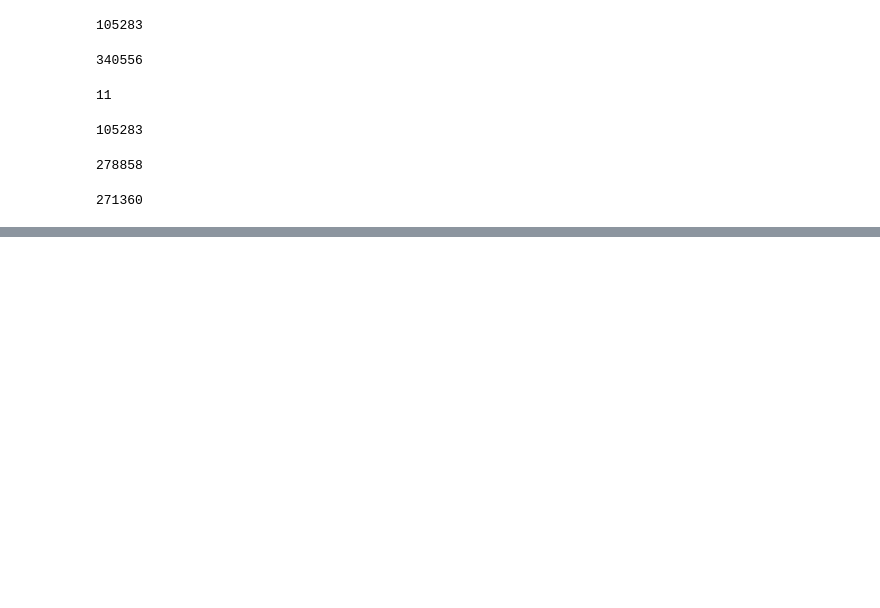
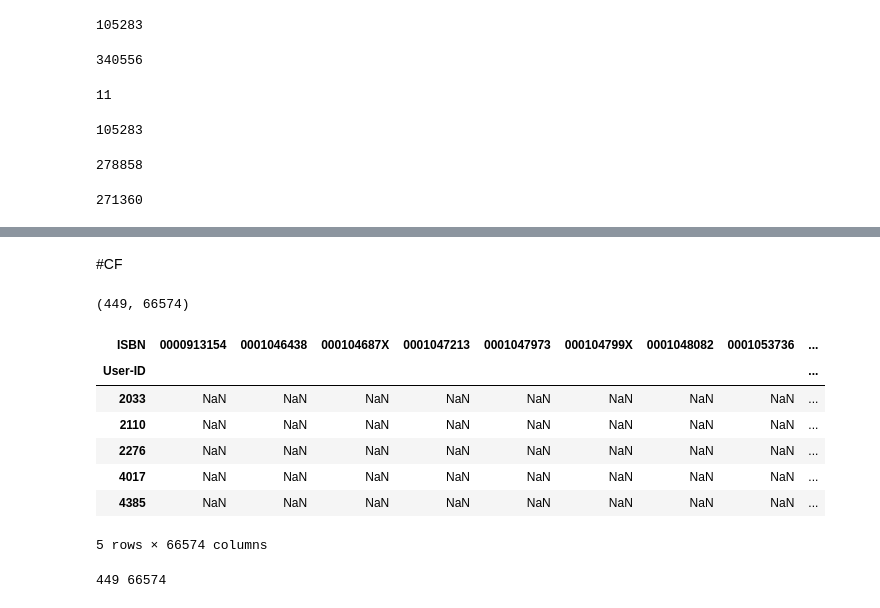
Before and after one commit to Kaizensk/Book-Recommender-System, a Jupyter notebook: ShwetaKumari_Book_Recommendation.ipynb, the cells around one changed output, grey strips where cells are left out. Saved outputs shown, nothing was run; the diff lists cells and outputs as text; code cells hidden in the pictures; blank space fills up the shorter version.

```diff
--- a/ShwetaKumari_Book_Recommendation.ipynb
+++ b/ShwetaKumari_Book_Recommendation.ipynb
@@ -494,0 +518,32 @@ dfbooks['ISBN'].nunique()
+# %% [markdown]
+#CF
+# %%
+counts1 = ratings_explicit['User-ID'].value_counts()
+ratings_explicit = ratings_explicit[ratings_explicit['User-ID'].isin(counts1[counts1 >= 100].index)]
+counts = ratings_explicit['Book-Rating'].value_counts()
+ratings_explicit = ratings_explicit[ratings_explicit['Book-Rating'].isin(counts[counts >= 100].index)]
+# %%
+#Generating ratings matrix from explicit ratings table
+ratings_matrix = ratings_explicit.pivot(index='User-ID', columns='ISBN', values='Book-Rating')
+userID = ratings_matrix.index
+ISBN = ratings_matrix.columns
+print(ratings_matrix.shape)
+ratings_matrix.head()
+#Notice that most of the values are NaN (undefined) implying absence of ratings
+# %% [output]
+(449, 66574)
+| ISBN | 0000913154 | 0001046438 | 000104687X | 0001047213 | 0001047973 | 000104799X | 0001048082 | 0001053736 | ... |
+| User-ID |  |  |  |  |  |  |  |  | ... |
+| 2033 | NaN | NaN | NaN | NaN | NaN | NaN | NaN | NaN | ... |
+| 2110 | NaN | NaN | NaN | NaN | NaN | NaN | NaN | NaN | ... |
+| 2276 | NaN | NaN | NaN | NaN | NaN | NaN | NaN | NaN | ... |
+| 4017 | NaN | NaN | NaN | NaN | NaN | NaN | NaN | NaN | ... |
+| 4385 | NaN | NaN | NaN | NaN | NaN | NaN | NaN | NaN | ... |
+5 rows × 66574 columns
+# %%
+
+n_users = ratings_matrix.shape[0] #considering only those users who gave explicit ratings
+n_books = ratings_matrix.shape[1]
+print (n_users, n_books)
+# %% [output]
+449 66574
```
Also changed, not shown: parts of 65 cells of this notebook.
